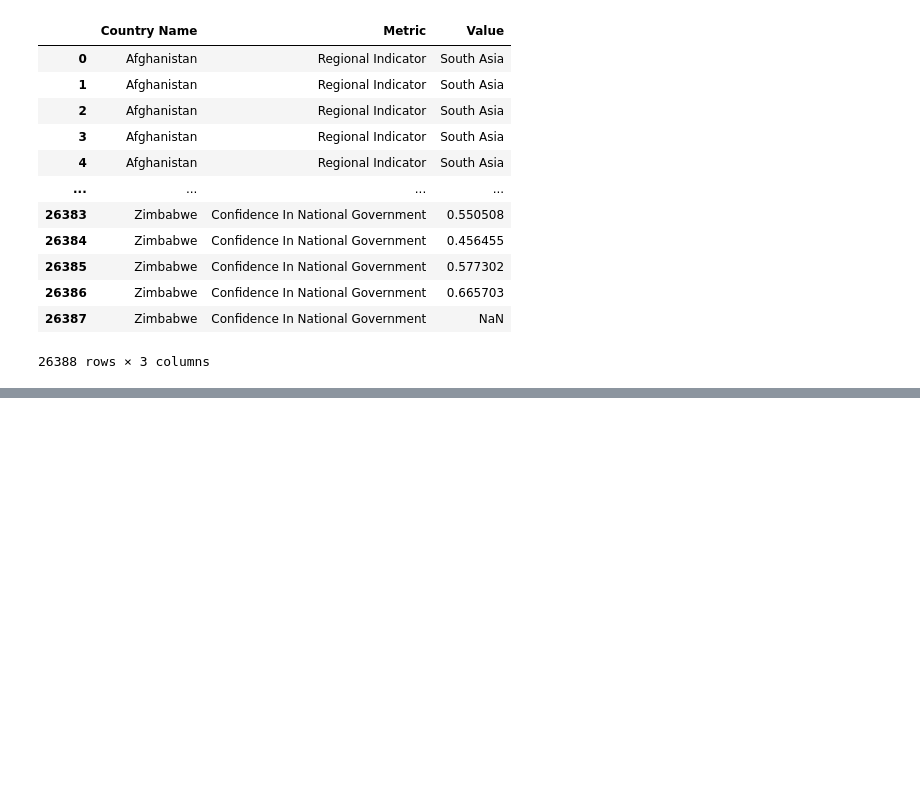
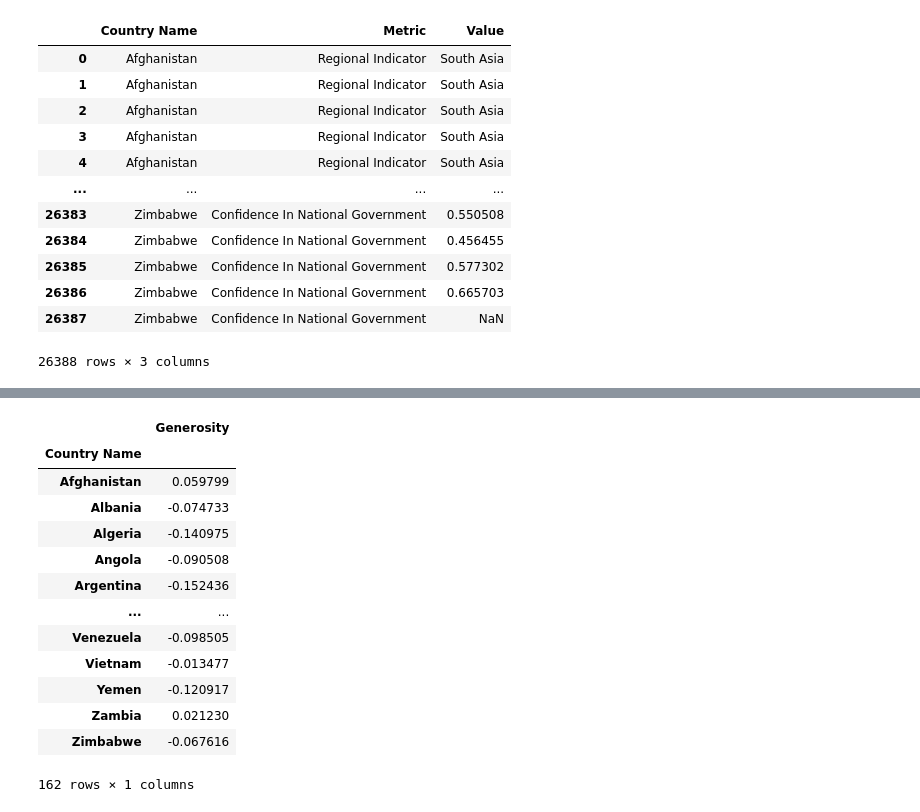
Before and after one commit to jenstem/data-analysis, a Jupyter notebook: Data Analysis/demo.ipynb, the cells around one changed output, grey strips where cells are left out. Cells and saved outputs as stored; diff of their text form; code cells hidden in the pictures; blank space fills up the shorter version.

Commit message:
Test pivot_table method

```diff
--- a/Data Analysis/demo.ipynb
+++ b/Data Analysis/demo.ipynb
@@ -4680,0 +4685,4 @@ data.melt(id_vars = "Country Name", var_name = "Metric", value_name = "Value")
+# %%
+data = pd.read_csv('happiness_report.csv')
+# %%
+data = data.set_index(keys = ['Country Name','Year'])
@@ -4680,0 +4706,17 @@ data.melt(id_vars = "Country Name", var_name = "Metric", value_name = "Value")
+# %%
+data.pivot_table(values = "Generosity", index = "Country Name")
+# %% [output]
+|  | Generosity |
+| Country Name |  |
+| Afghanistan | 0.059799 |
+| Albania | -0.074733 |
+| Algeria | -0.140975 |
+| Angola | -0.090508 |
+| Argentina | -0.152436 |
+| ... | ... |
+| Venezuela | -0.098505 |
+| Vietnam | -0.013477 |
+| Yemen | -0.120917 |
+| Zambia | 0.021230 |
+| Zimbabwe | -0.067616 |
+162 rows × 1 columns
```
Also changed, not shown: parts of 2 cells of this notebook.
